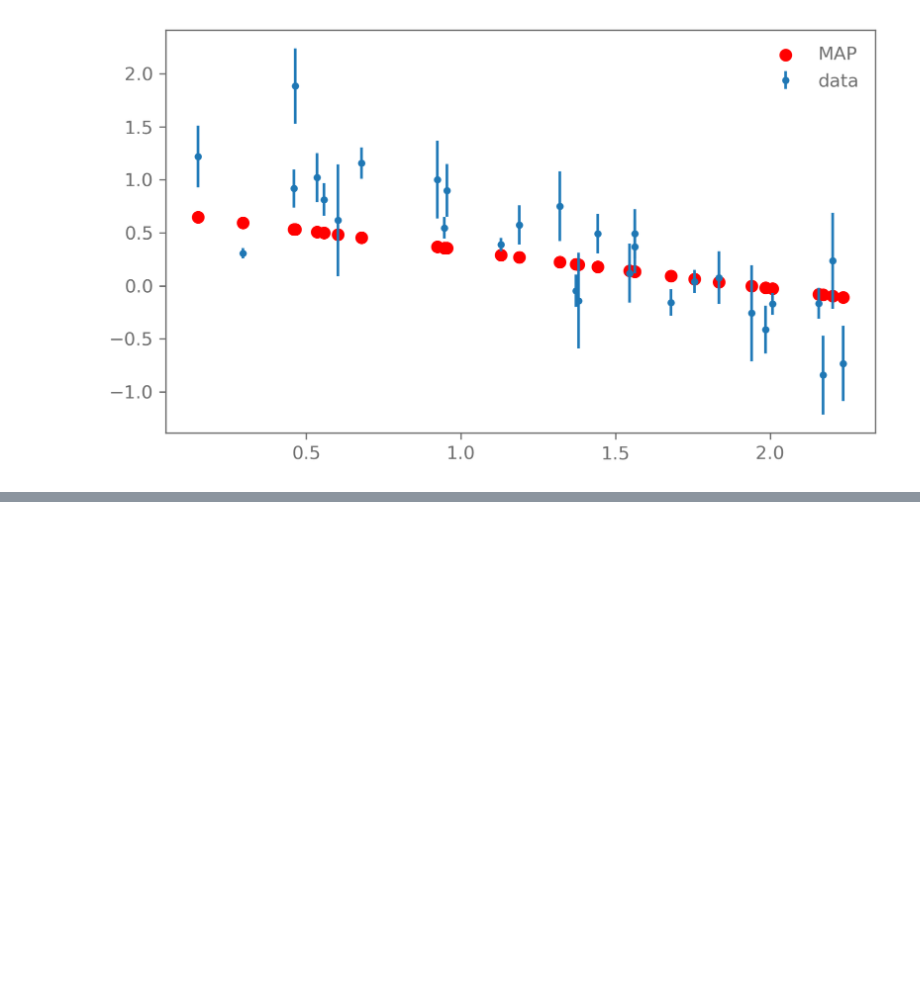
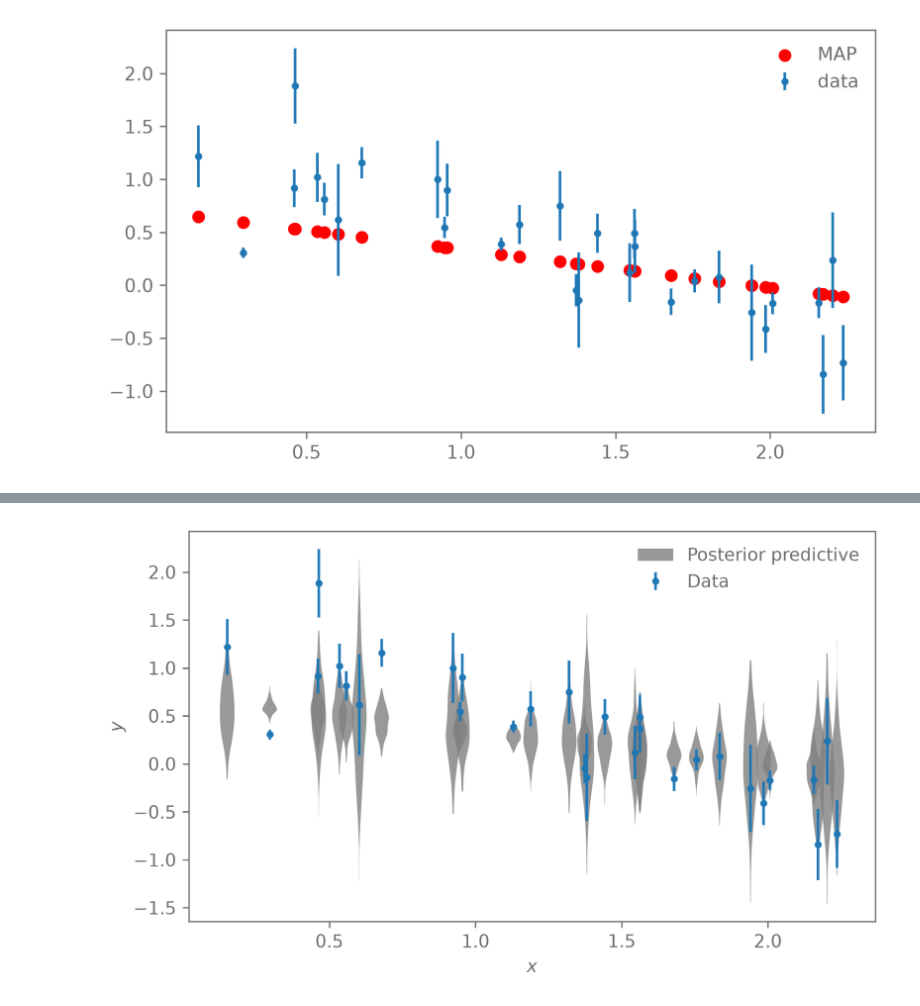
Before and after one commit to bermeyer/Bayesian-Stats-HS2026, a Jupyter notebook: my_exercise_solutions/Ex4.ipynb, the cells around one changed output, grey strips where cells are left out. Cells and saved outputs as stored; diff of their text form; code cells hidden in the pictures; blank space fills up the shorter version.

```diff
--- a/my_exercise_solutions/Ex4.ipynb
+++ b/my_exercise_solutions/Ex4.ipynb
@@ -332,0 +409,35 @@ plt.legend()
+# %%
+def plot_linear_data_set(x, y, y_err=None):
+    """Plot linear data set and format the plot."""
+    fig, ax = plt.subplots(1, 1)
+
+    if y_err is not None:
+        ax.errorbar(x, y, y_err, fmt=".", label="Data")
+    else:
+        ax.plot(x, y, marker=".", linestyle="none", label="Data")
+
+    ax.set_xlabel("$x$")
+    ax.set_ylabel("$y$")
+    ax.legend(loc="upper left")
+
+    return fig, ax
+# %%
+# Because we have a Gaussian likelihood with variance \sigma_y^2, we can sample
+# from the posterior predictive distribution by adding Gaussian noise with
+# variance \sigma_y^2 to the model prediction samples
+posterior_predictive = \
+    model_predictive + yerr*np.random.normal(size=model_predictive.shape)
+_, ax = plot_linear_data_set(x, y, yerr)
+
+violin_plots = ax.violinplot(
+    dataset=posterior_predictive,
+    positions=x, widths=0.05,
+    vert=True, showmeans=False, showextrema=False,
+)
+for body in violin_plots["bodies"]:
+    body.set(color="grey", alpha=0.8, edgecolor=None)
+body.set(label="Posterior predictive")
+
+ax.legend();
+# %% [output]
+[figure, added]
```
Also changed, not shown: parts of 26 cells of this notebook, 3 other files.
